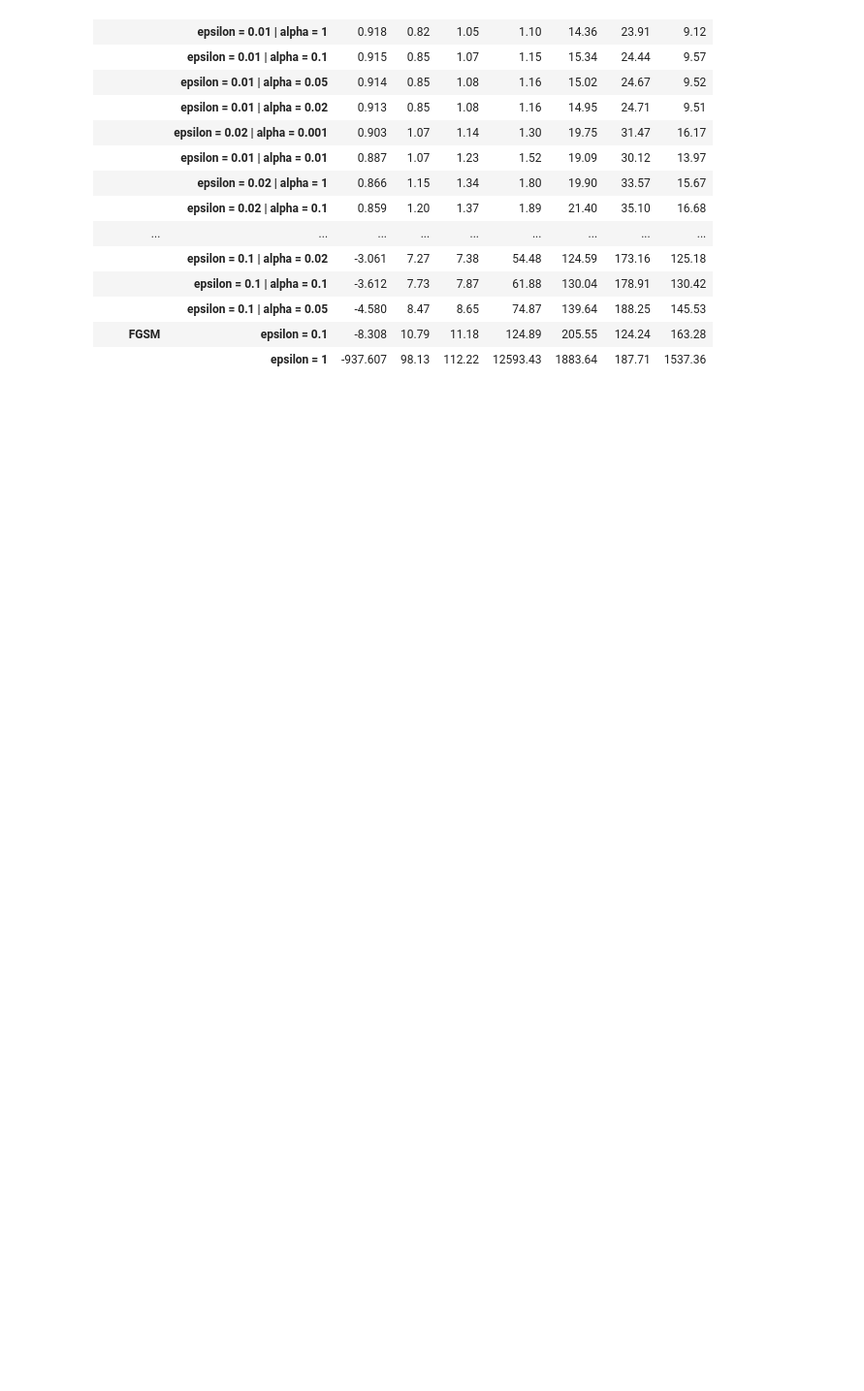
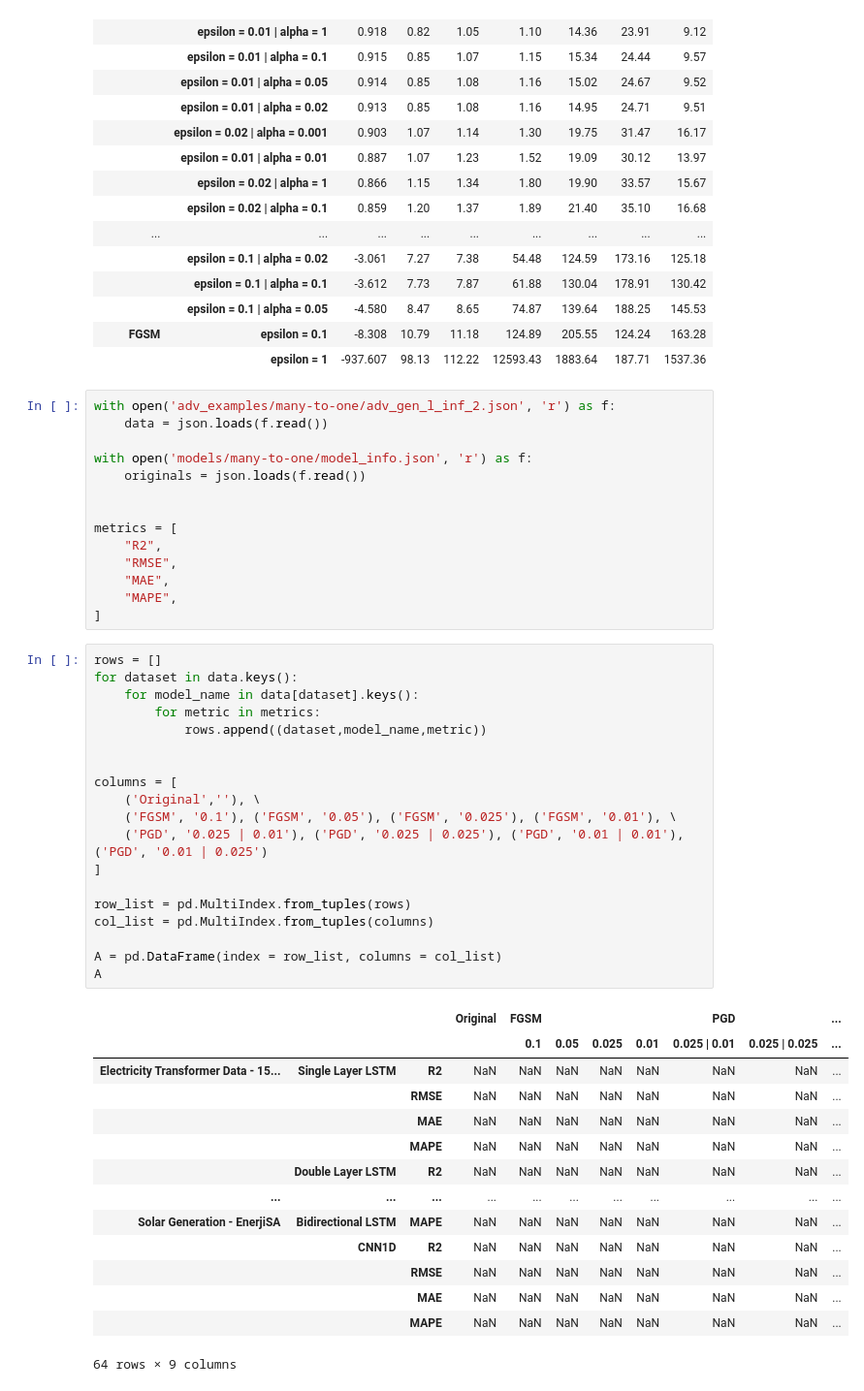
Before and after one commit to GoktugOcal/time-series-adversarial-attacks, a Jupyter notebook: table_vis.ipynb, the cells around one changed output. Shown at 97% size. Cells and saved outputs as stored; diff of their text form; blank space fills up the shorter version.

```diff
--- a/table_vis.ipynb
+++ b/table_vis.ipynb
@@ -99,3 +99,51 @@ CNN1D
 |  | epsilon = 0.1 | alpha = 0.05 | -4.580 | 8.47 | 8.65 | 74.87 | 139.64 | 188.25 | 145.53 |
 | FGSM | epsilon = 0.1 | -8.308 | 10.79 | 11.18 | 124.89 | 205.55 | 124.24 | 163.28 |
 |  | epsilon = 1 | -937.607 | 98.13 | 112.22 | 12593.43 | 1883.64 | 187.71 | 1537.36 |
+# %%
+with open('adv_examples/many-to-one/adv_gen_l_inf_2.json', 'r') as f:
+    data = json.loads(f.read())
+
+with open('models/many-to-one/model_info.json', 'r') as f:
+    originals = json.loads(f.read())
+
+
+metrics = [
+    "R2",
+    "RMSE",
+    "MAE",
+    "MAPE",
+]
+# %%
+rows = []
+for dataset in data.keys():
+    for model_name in data[dataset].keys():
+        for metric in metrics:
+            rows.append((dataset,model_name,metric))
+
+
+columns = [
+    ('Original',''), \
+    ('FGSM', '0.1'), ('FGSM', '0.05'), ('FGSM', '0.025'), ('FGSM', '0.01'), \
+    ('PGD', '0.025 | 0.01'), ('PGD', '0.025 | 0.025'), ('PGD', '0.01 | 0.01'), ('PGD', '0.01 | 0.025')
+]
+
+row_list = pd.MultiIndex.from_tuples(rows)
+col_list = pd.MultiIndex.from_tuples(columns)
+
+A = pd.DataFrame(index = row_list, columns = col_list)
+A
+# %% [output]
+|  |  |  | Original | FGSM |  |  |  | PGD |  | ... |
+|  |  |  |  | 0.1 | 0.05 | 0.025 | 0.01 | 0.025 | 0.01 | 0.025 | 0.025 | ... |
+| Electricity Transformer Data - 15... | Single Layer LSTM | R2 | NaN | NaN | NaN | NaN | NaN | NaN | NaN | ... |
+|  |  | RMSE | NaN | NaN | NaN | NaN | NaN | NaN | NaN | ... |
+|  |  | MAE | NaN | NaN | NaN | NaN | NaN | NaN | NaN | ... |
+|  |  | MAPE | NaN | NaN | NaN | NaN | NaN | NaN | NaN | ... |
+|  | Double Layer LSTM | R2 | NaN | NaN | NaN | NaN | NaN | NaN | NaN | ... |
+| ... | ... | ... | ... | ... | ... | ... | ... | ... | ... | ... |
+| Solar Generation - EnerjiSA | Bidirectional LSTM | MAPE | NaN | NaN | NaN | NaN | NaN | NaN | NaN | ... |
+|  | CNN1D | R2 | NaN | NaN | NaN | NaN | NaN | NaN | NaN | ... |
+|  |  | RMSE | NaN | NaN | NaN | NaN | NaN | NaN | NaN | ... |
+|  |  | MAE | NaN | NaN | NaN | NaN | NaN | NaN | NaN | ... |
+|  |  | MAPE | NaN | NaN | NaN | NaN | NaN | NaN | NaN | ... |
+64 rows × 9 columns
```
Also changed, not shown: parts of 4 cells of this notebook, 7 other files.
